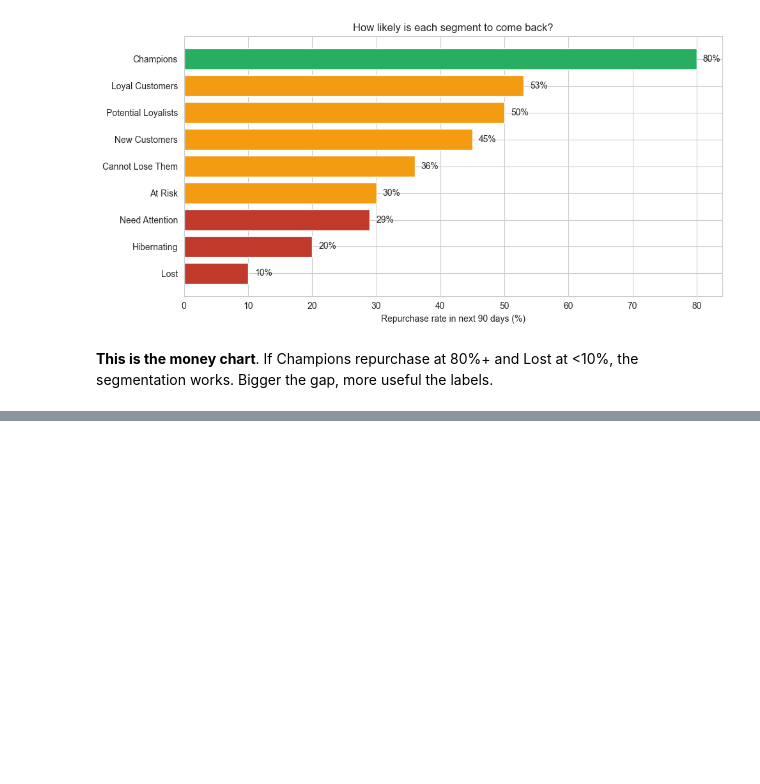
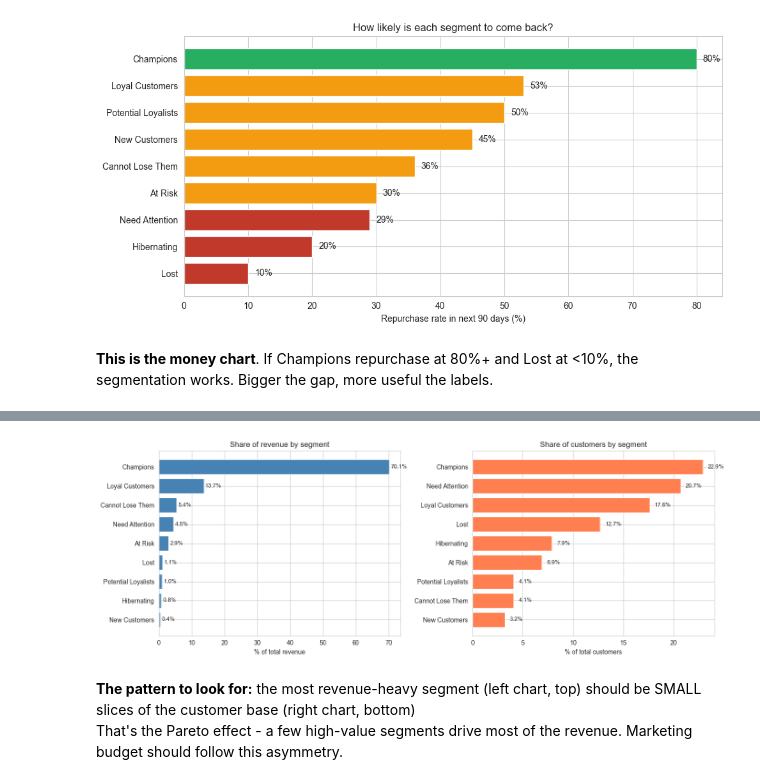
Before and after one commit to JomarHAN/ML-UCI-Online-Retail-II, a Jupyter notebook: notebooks/04_segmentation.ipynb, the cells around one changed output, grey strips where cells are left out. Saved outputs shown, nothing was run; the diff lists cells and outputs as text; code cells hidden in the pictures; blank space fills up the shorter version.

Commit message:
05. Revenue concentration by segment

```diff
--- a/notebooks/04_segmentation.ipynb
+++ b/notebooks/04_segmentation.ipynb
@@ -246,0 +250,25 @@ plt.show()
+# %%
+fig, (ax1, ax2) = plt.subplots(1, 2, figsize=(14, 5))
+
+rev_view = segment_profile.sort_values('pct_of_revenue', ascending=True)
+ax1.barh(rev_view.index, rev_view['pct_of_revenue'], color='steelblue')
+ax1.set_xlabel('% of total revenue')
+ax1.set_title('Share of revenue by segment')
+for i, v in enumerate(rev_view['pct_of_revenue']):
+    ax1.text(v + 0.5, i, f'{v:.1f}%', va='center', fontsize=9)
+
+cust_view = segment_profile.sort_values('pct_of_customers', ascending=True)
+ax2.barh(cust_view.index, cust_view['pct_of_customers'], color='coral')
+ax2.set_xlabel('% of total customers')
+ax2.set_title('Share of customers by segment')
+for i, v in enumerate(cust_view['pct_of_customers']):
+    ax2.text(v + 0.5, i, f'{v:.1f}%', va='center', fontsize=9)
+
+plt.tight_layout()
+plt.savefig(REPORTS_DIR / 'segment_concentration.png', dpi=120, bbox_inches='tight')
+plt.show()
+# %% [output]
+[figure, added]
+# %% [markdown]
+**The pattern to look for:** the most revenue-heavy segment (left chart, top) should be SMALL slices of the customer base (right chart, bottom)<br>
+That's the Pareto effect - a few high-value segments drive most of the revenue. Marketing budget should follow this asymmetry.
```
Also changed, not shown: parts of 1 cell of this notebook, 1 other file.
